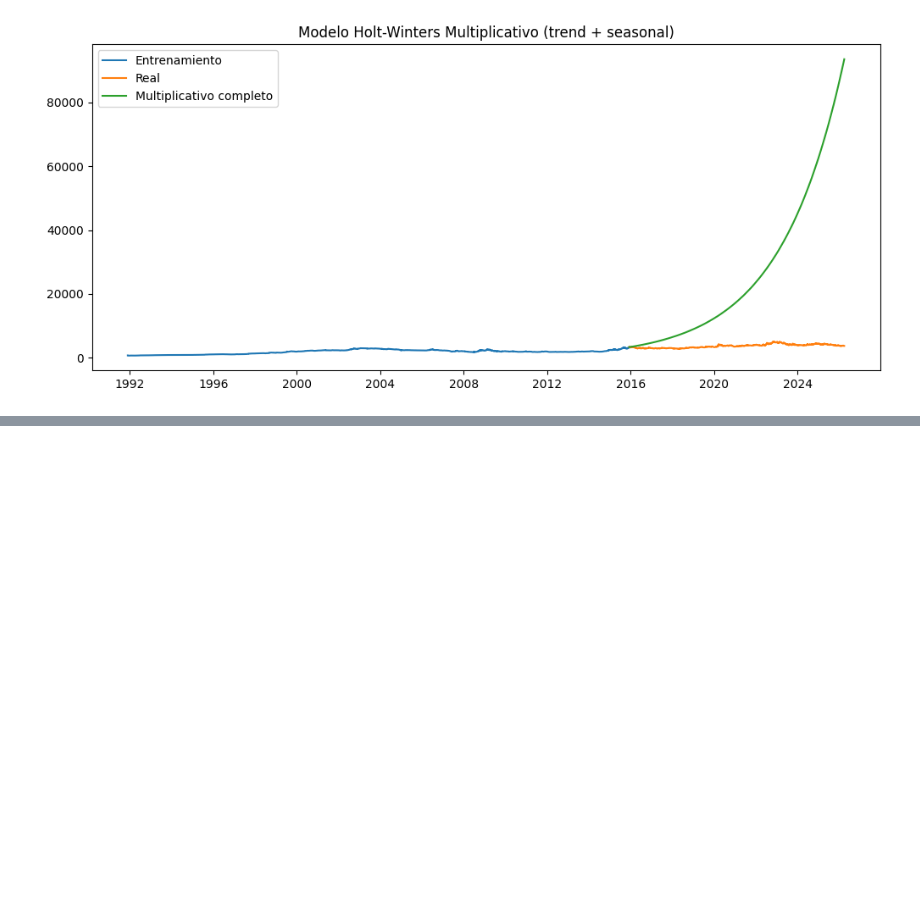
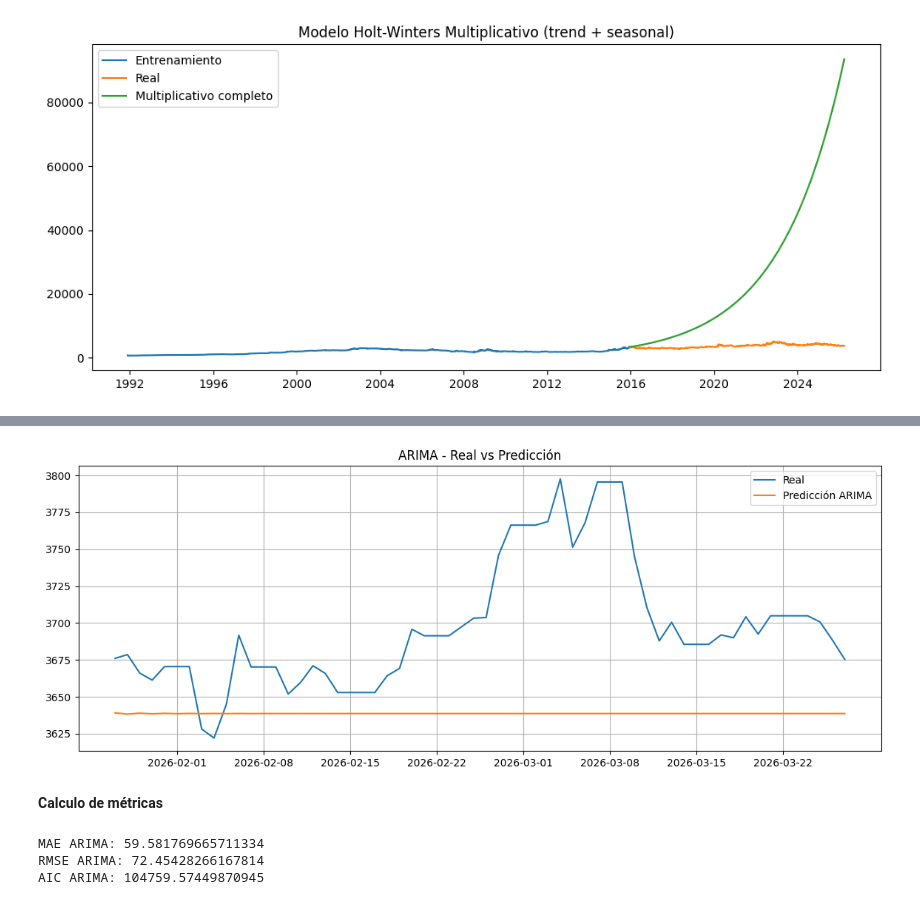
Before and after one commit to carlosvasquez3/M.Sc.-in-Data-Science, a Jupyter notebook: Estadística/TRM.ipynb, the cells around one changed output, grey strips where cells are left out. Saved outputs shown, nothing was run; the diff lists cells and outputs as text; code cells hidden in the pictures; blank space fills up the shorter version.

```diff
--- a/Estadística/TRM.ipynb
+++ b/Estadística/TRM.ipynb
@@ -533,0 +612,28 @@ plt.show()
+# %%
+plt.figure(figsize=(14,5))
+
+plt.plot(test, label="Real")
+plt.plot(pred_arima, label="Predicción ARIMA")
+
+plt.legend()
+plt.grid(True)
+plt.title("ARIMA - Real vs Predicción")
+plt.show()
+# %% [output]
+[figure, added]
+# %% [markdown]
+**Calculo de métricas**
+# %%
+from sklearn.metrics import mean_absolute_error, mean_squared_error
+import numpy as np
+
+mae_arima = mean_absolute_error(test, pred_arima)
+rmse_arima = np.sqrt(mean_squared_error(test, pred_arima))
+
+print("MAE ARIMA:", mae_arima)
+print("RMSE ARIMA:", rmse_arima)
+print("AIC ARIMA:", ajuste_arima.aic)
+# %% [output]
+MAE ARIMA: 59.581769665711334
+RMSE ARIMA: 72.45428266167814
+AIC ARIMA: 104759.57449870945
```
Also changed, not shown: parts of 16 cells of this notebook.
